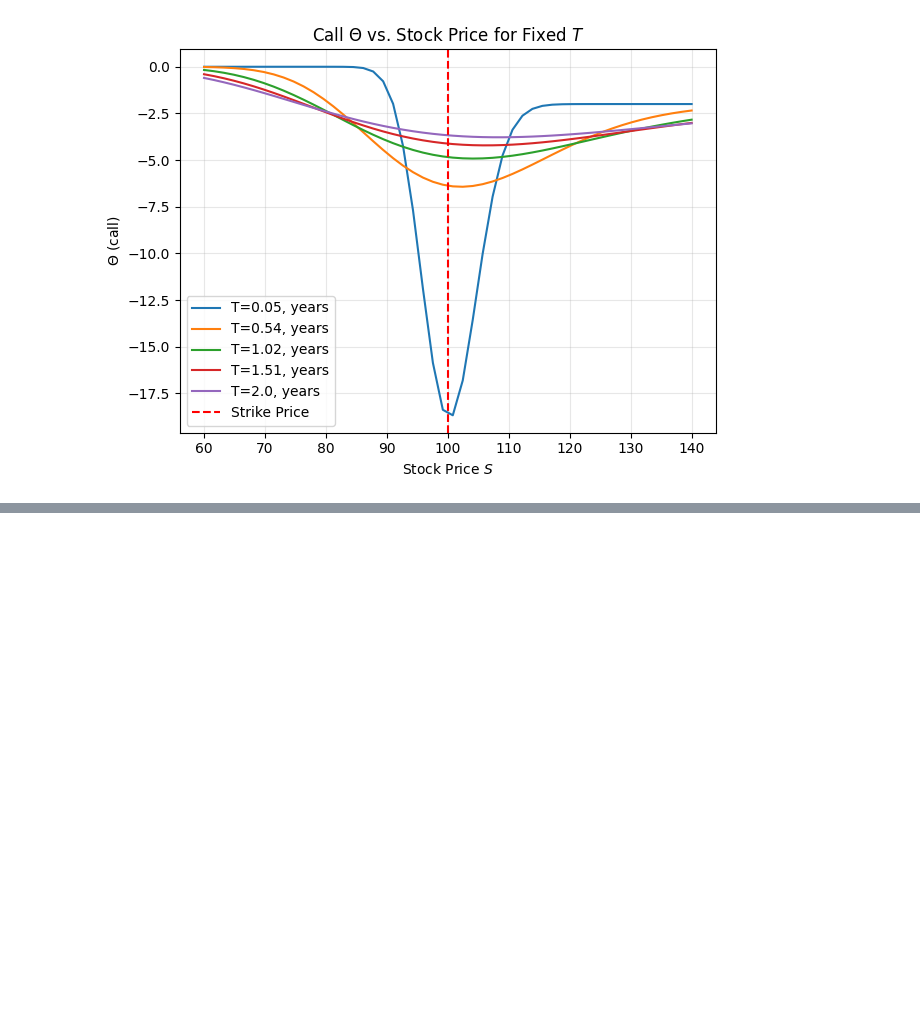
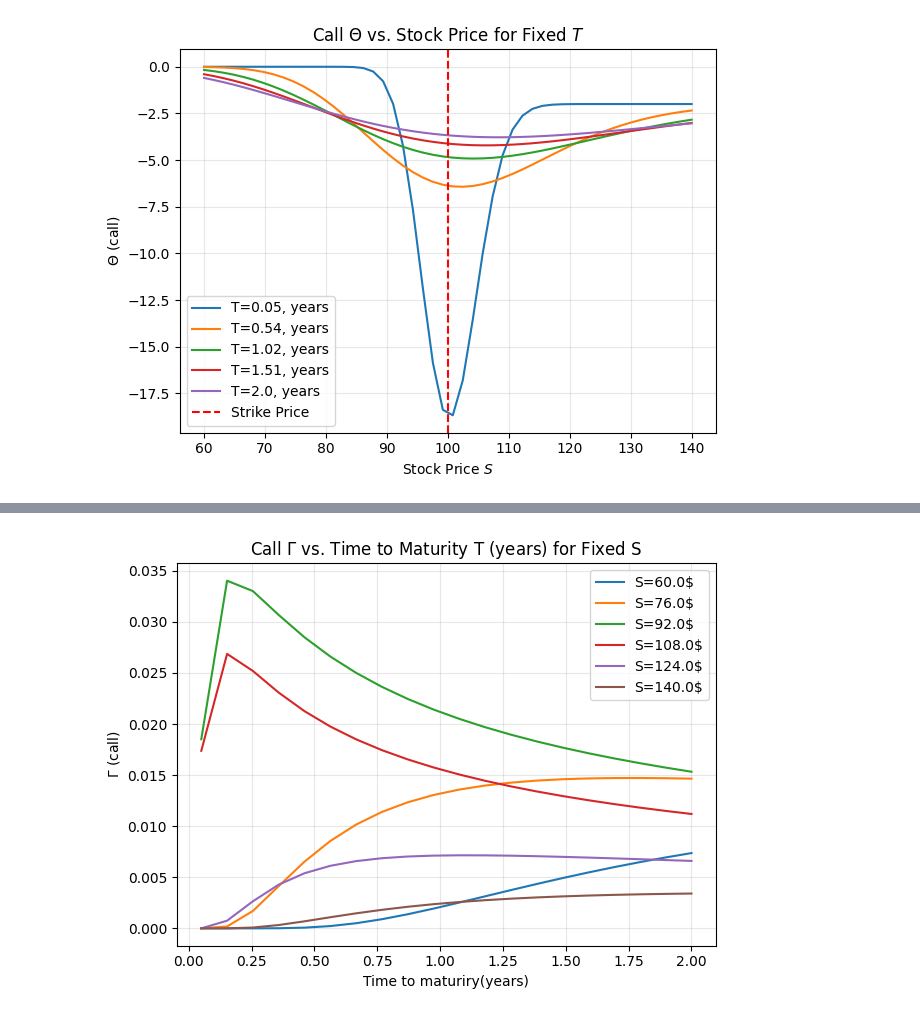
Before and after one commit to conformist89/greeks, a Jupyter notebook: greeks.ipynb, the cells around one changed output, grey strips where cells are left out. Saved outputs shown, nothing was run; the diff lists cells and outputs as text; code cells hidden in the pictures; blank space fills up the shorter version.

```diff
--- a/greeks.ipynb
+++ b/greeks.ipynb
@@ -260,0 +297,4 @@ plot_greek_vs_T("theta", K, r, sigm,time_points, fixed_ST, opt_type="call")
+# %%
+plot_greek_vs_T("gamma", K, r, sigm,time_points, fixed_ST, opt_type="call")
+# %% [output]
+[figure, added]
```
Also changed, not shown: parts of 14 cells of this notebook.
